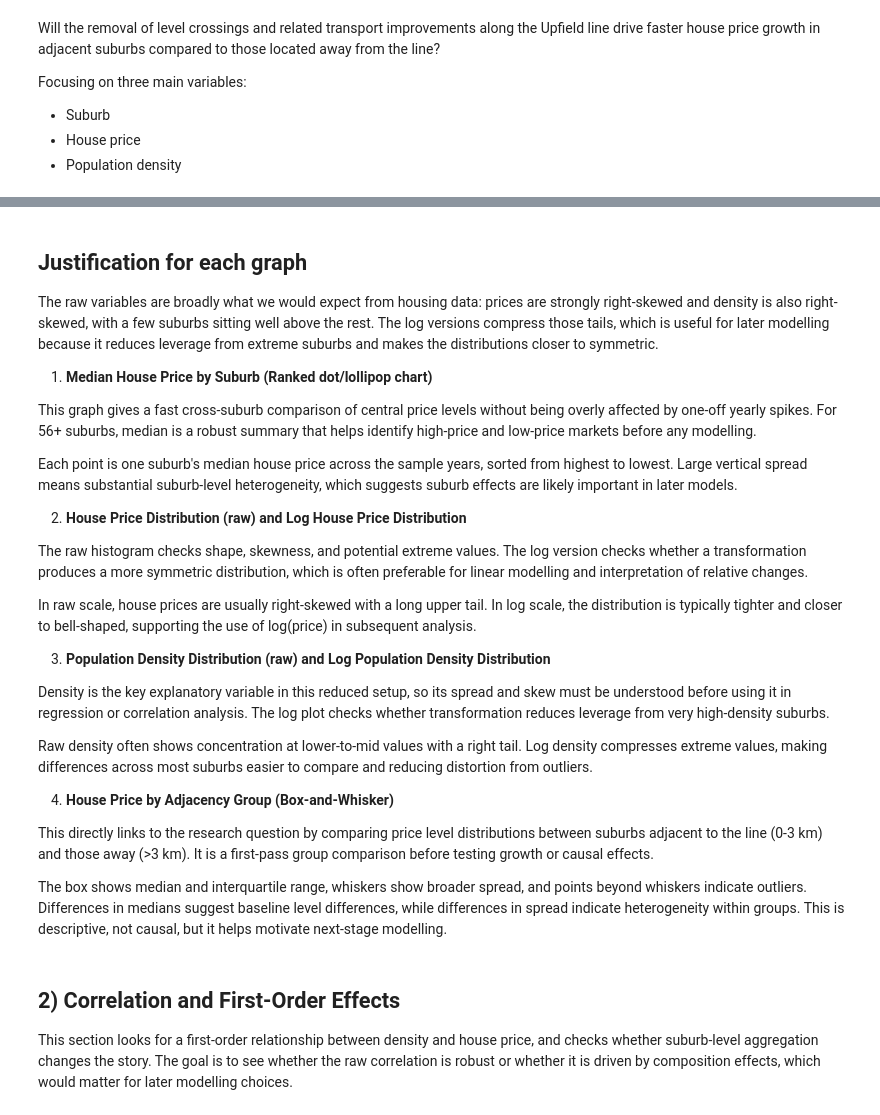
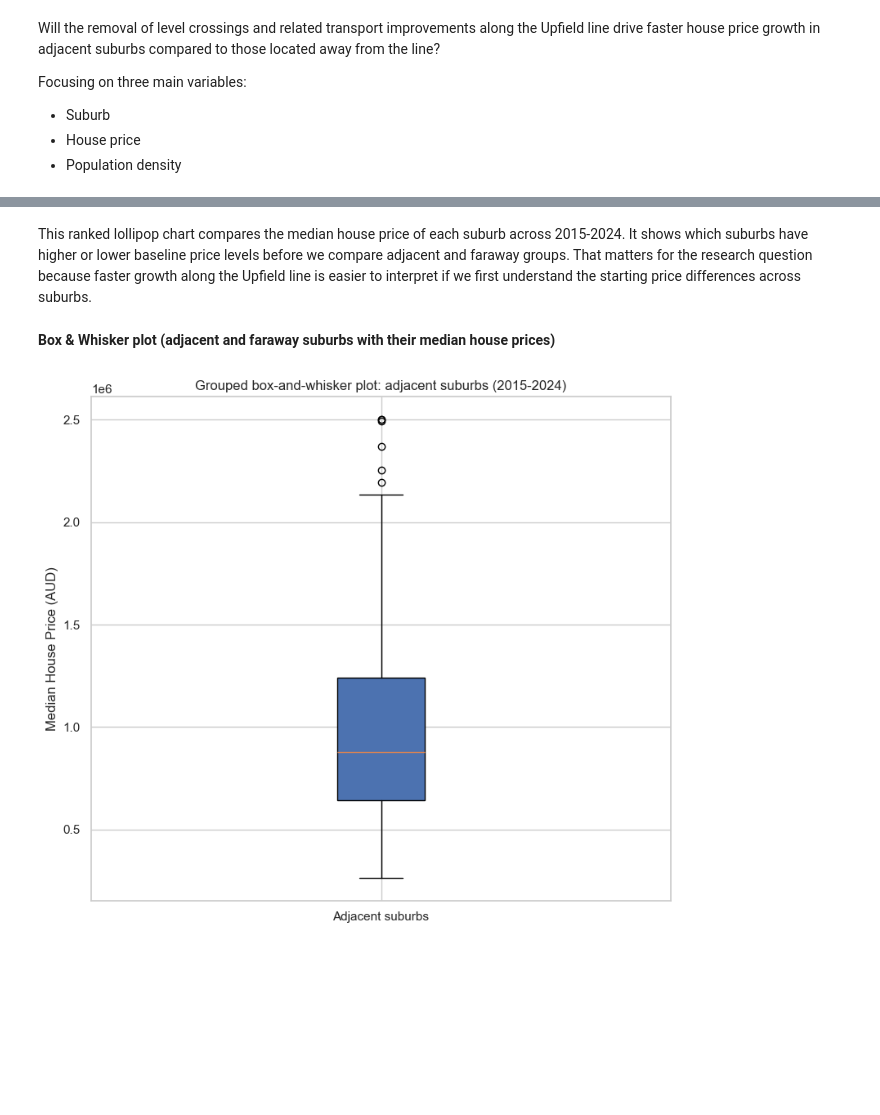
Before and after one commit to samantha-chin/ECC3479-project, a Jupyter notebook: EDA.ipynb, the cells around one changed output, grey strips where cells are left out. Saved outputs shown, nothing was run; the diff lists cells and outputs as text; code cells hidden in the pictures; blank space fills up the shorter version.

```diff
--- a/EDA.ipynb
+++ b/EDA.ipynb
@@ -210,32 +224,37 @@ dtype: int64
-# %% [markdown]
-## Justification for each graph
-
-The raw variables are broadly what we would expect from housing data: prices are strongly right-skewed and density is also right-skewed, with a few suburbs sitting well above the rest. The log versions compress those tails, which is useful for later modelling because it reduces leverage from extreme suburbs and makes the distributions closer to symmetric.
-
-1. **Median House Price by Suburb (Ranked dot/lollipop chart)**
-
-This graph gives a fast cross-suburb comparison of central price levels without being overly affected by one-off yearly spikes. For 56+ suburbs, median is a robust summary that helps identify high-price and low-price markets before any modelling.
-
-Each point is one suburb's median house price across the sample years, sorted from highest to lowest. Large vertical spread means substantial suburb-level heterogeneity, which suggests suburb effects are likely important in later models.
-
-2. **House Price Distribution (raw) and Log House Price Distribution**
-
-The raw histogram checks shape, skewness, and potential extreme values. The log version checks whether a transformation produces a more symmetric distribution, which is often preferable for linear modelling and interpretation of relative changes.
-
-In raw scale, house prices are usually right-skewed with a long upper tail. In log scale, the distribution is typically tighter and closer to bell-shaped, supporting the use of log(price) in subsequent analysis.
-
-3. **Population Density Distribution (raw) and Log Population Density Distribution**
-
-Density is the key explanatory variable in this reduced setup, so its spread and skew must be understood before using it in regression or correlation analysis. The log plot checks whether transformation reduces leverage from very high-density suburbs.
-
-Raw density often shows concentration at lower-to-mid values with a right tail. Log density compresses extreme values, making differences across most suburbs easier to compare and reducing distortion from outliers.
-
-4. **House Price by Adjacency Group (Box-and-Whisker)**
-
-This directly links to the research question by comparing price level distributions between suburbs adjacent to the line (0-3 km) and those away (>3 km). It is a first-pass group comparison before testing growth or causal effects.
-
-The box shows median and interquartile range, whiskers show broader spread, and points beyond whiskers indicate outliers. Differences in medians suggest baseline level differences, while differences in spread indicate heterogeneity within groups. This is descriptive, not causal, but it helps motivate next-stage modelling.
-# %% [markdown]
-## 2) Correlation and First-Order Effects
-
-This section looks for a first-order relationship between density and house price, and checks whether suburb-level aggregation changes the story. The goal is to see whether the raw correlation is robust or whether it is driven by composition effects, which would matter for later modelling choices.
+# %% [markdown]
+This ranked lollipop chart compares the median house price of each suburb across 2015-2024. It shows which suburbs have higher or lower baseline price levels before we compare adjacent and faraway groups. That matters for the research question because faster growth along the Upfield line is easier to interpret if we first understand the starting price differences across suburbs.
+# %% [markdown]
+**Box & Whisker plot (adjacent and faraway suburbs with their median house prices)**
+# %%
+import pandas as pd
+import matplotlib.pyplot as plt
+from pathlib import Path
+
+# Resolve project root reliably whether or not earlier cells were run.
+if "project_root" in globals():
+    root = Path(project_root)
+else:
+    root = Path.cwd()
+
+adjacent_path = root / "data" / "clean" / "adjacent_suburbs_house_prices_2015_2024.csv"
+adjacent_df = pd.read_csv(adjacent_path)
+
+year_cols = [str(y) for y in range(2015, 2025)]
+
+# Stack all adjacent-suburb yearly median prices into one grouped distribution.
+adjacent_values = (
+    adjacent_df[year_cols]
+    .apply(pd.to_numeric, errors="coerce")
+    .to_numpy()
+    .flatten()
+)
+adjacent_values = pd.Series(adjacent_values).dropna().values
+
+fig, ax = plt.subplots(figsize=(8, 7))
+ax.boxplot([adjacent_values], tick_labels=["Adjacent suburbs"], showfliers=True, patch_artist=True)
+ax.set_ylabel("Median House Price (AUD)")
+ax.set_title("Grouped box-and-whisker plot: adjacent suburbs (2015-2024)")
+plt.tight_layout()
+plt.show()
+# %% [output]
+[figure, added]
```
Also changed, not shown: parts of 34 cells of this notebook, 3 other files.
